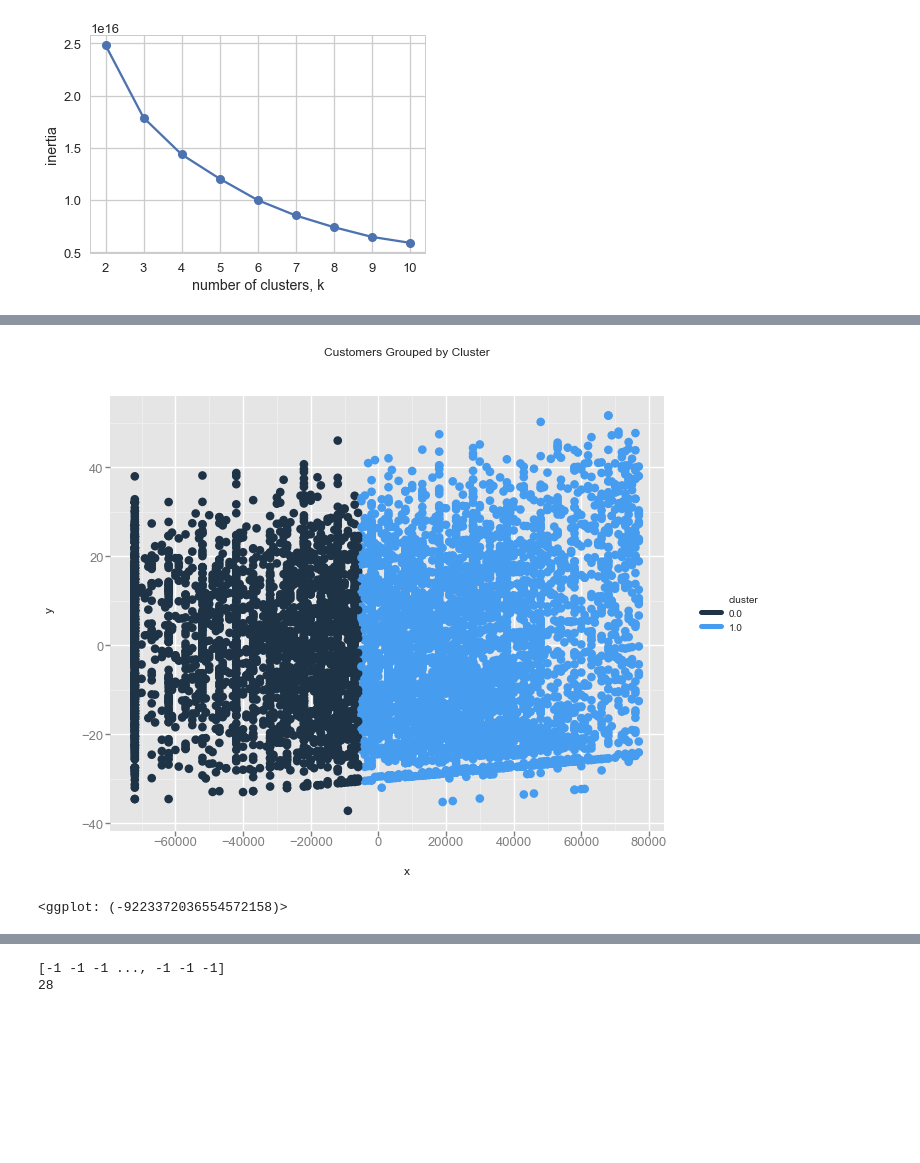
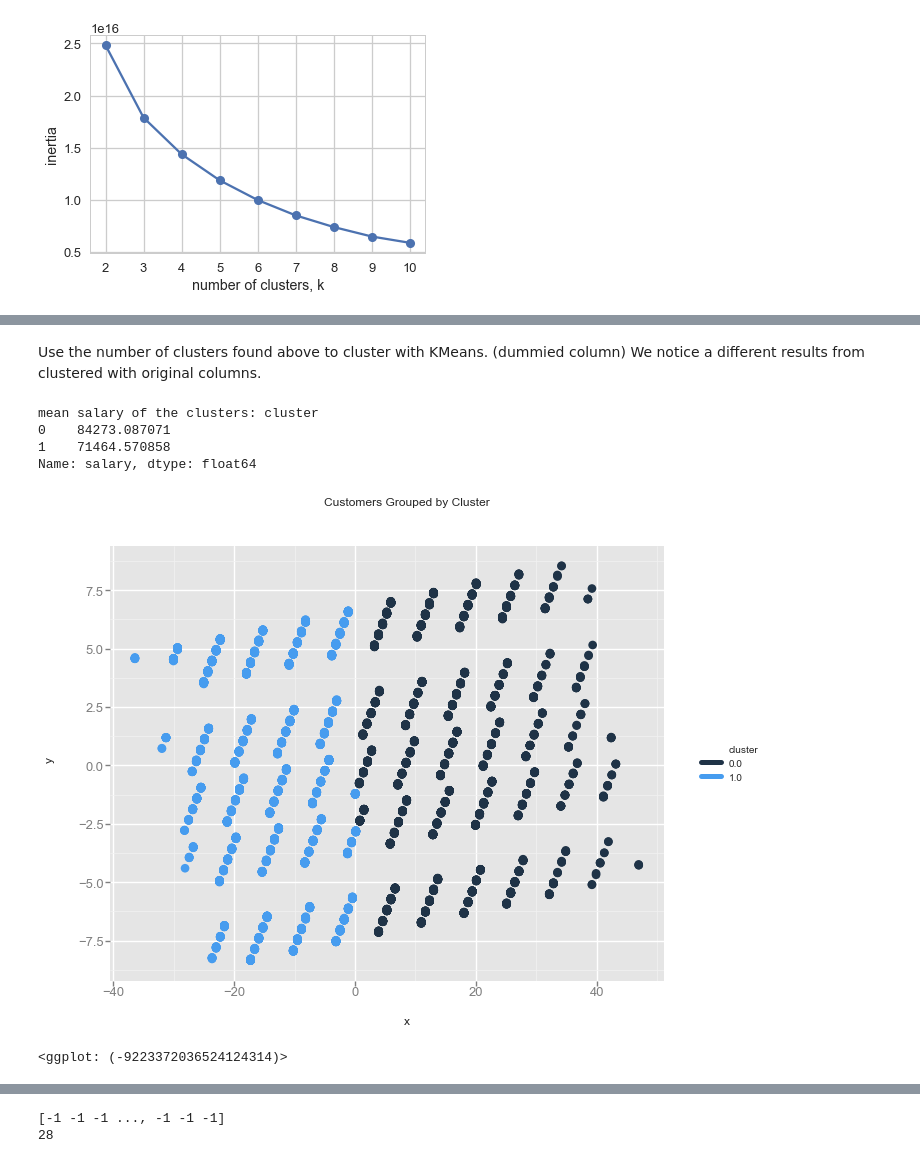
Before and after one commit to shuojiashi/women_in_stem, a Jupyter notebook: notebooks/Women in STEM workforce ML.ipynb, the cells around one changed output, grey strips where cells are left out. Cells and saved outputs as stored; diff of their text form; code cells hidden in the pictures; blank space fills up the shorter version.

```diff
--- a/notebooks/Women in STEM workforce ML.ipynb
+++ b/notebooks/Women in STEM workforce ML.ipynb
@@ -673,25 +878,36 @@ plt.show()
+# %% [markdown]
+Use the number of clusters found above to cluster with KMeans. (dummied column) We notice a different results from clustered with original columns.
 # %%
+#Use dummied columns to find clusters
+
 model = KMeans(n_clusters=2)
-X_sample = df_employed_no.sample(frac=0.02, random_state=42)
+X_sample_o = df_employed_no.sample(frac=0.02, random_state=41)
+X_sample = X_sample_o.drop(['SALARY'], axis=1)
 clster = model.fit_predict(X_sample)
 
 #your turn
 # Initialize a new PCA model with a default number of components.
 import sklearn.decomposition
 pca = sklearn.decomposition.PCA()
 pca.fit(X_sample)
 
 
 X_sample['x'] = pca.fit_transform(X_sample)[:,0]
 X_sample['y'] = pca.fit_transform(X_sample)[:,1]
 X_sample['cluster'] = clster
+X_sample['salary'] = X_sample_o['SALARY']
 
+print('mean salary of the clusters:', X_sample.groupby('cluster').salary.mean())
 
 from ggplot import *
 
 ggplot(X_sample, aes(x='x', y='y', color='cluster')) + \
     geom_point(size=75) + \
     ggtitle("Customers Grouped by Cluster")
 # %% [output]
+mean salary of the clusters: cluster
+0    84273.087071
+1    71464.570858
+Name: salary, dtype: float64
-[figure, old version]
+[figure, new version]
-<ggplot: (-9223372036554572158)>
+<ggplot: (-9223372036524124314)>
```
Also changed, not shown: parts of 45 cells of this notebook.
